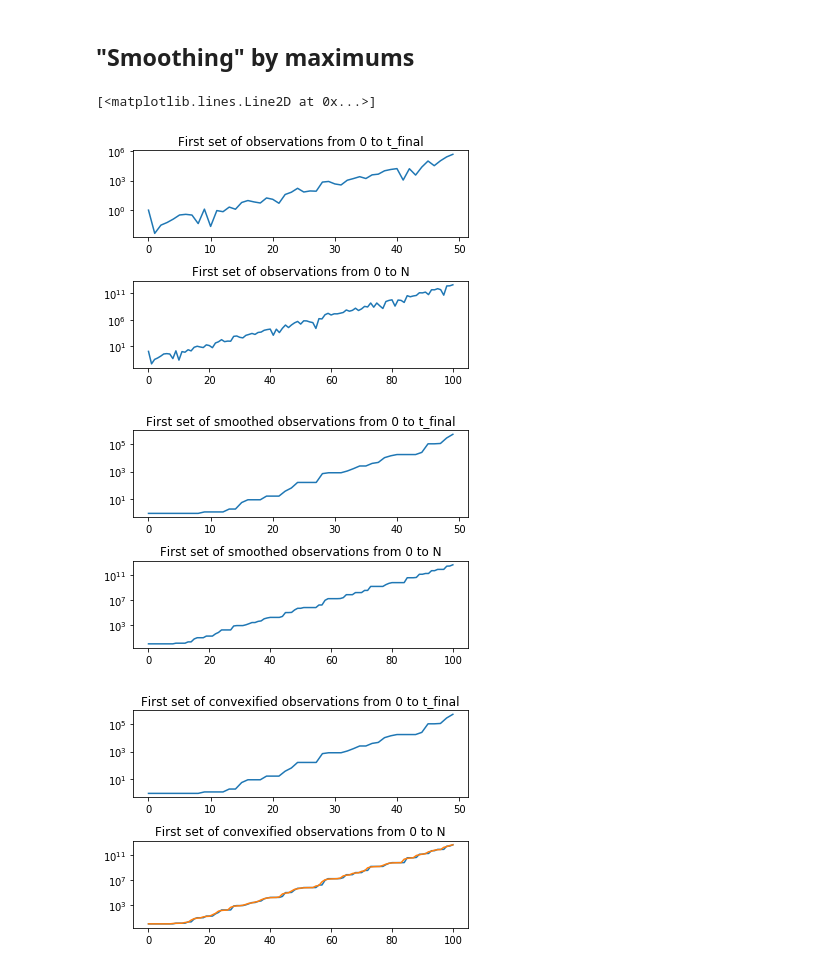
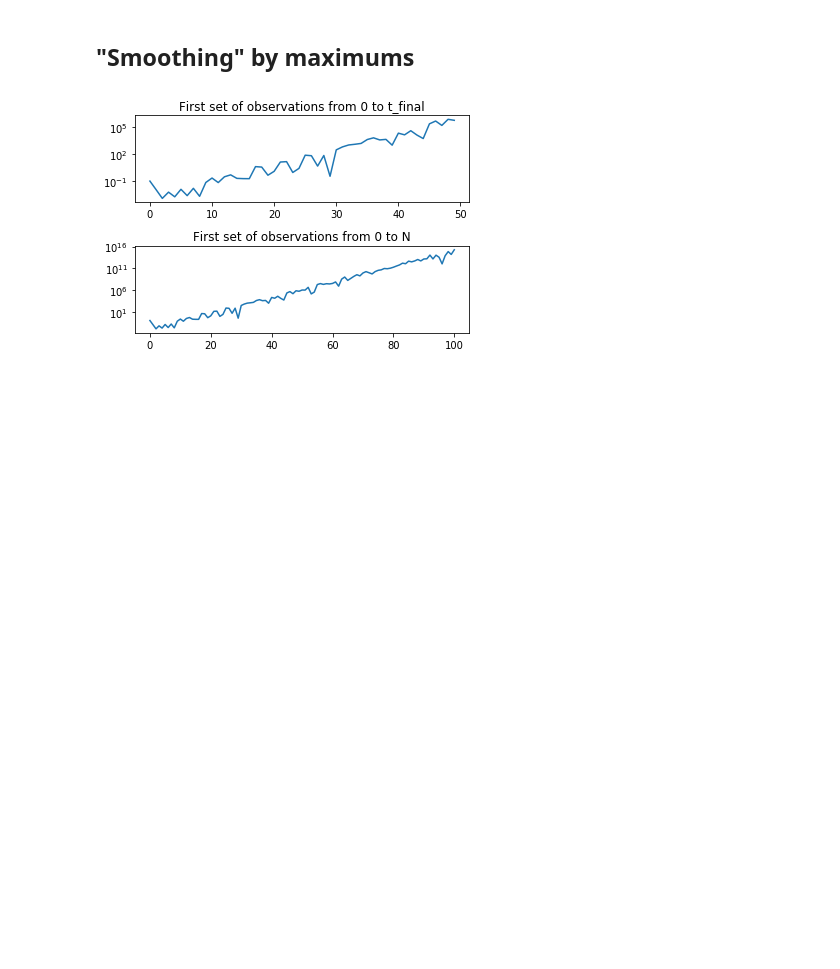
Before and after one commit to rahularya50/control-proj, a Jupyter notebook: Jupyter Notebooks/Randomized Eigenvalues (Diagonal Case).ipynb, the cells around one changed output. Drawn from its saved outputs; the diff is of its cells as text; code cells hidden in the pictures; blank space fills up the shorter version.

```diff
--- a/Jupyter Notebooks/Randomized Eigenvalues (Diagonal Case).ipynb
+++ b/Jupyter Notebooks/Randomized Eigenvalues (Diagonal Case).ipynb
@@ -10,12 +10,12 @@ from linalg_helper import *
 First, we'll simulate a system with 10 dimensions, 1 unstable eigenvalue and all others stable
 # %%
 dim = 100
-A = make_random_diagonal_matrix(dim, 1, 0.7, 1)
+A = make_random_diagonal_matrix(dim, 1, 0.5, 1)
 print('Eigenvalues of matrix')
 for i in range(dim):
     print(A[i, i])
 C = make_random_subspace(dim, dim)
-x_init = np.ones(dim)
+x_init = make_random_direction(dim)
 x = simulate_free_response(A, 20, x_init)
 x_obs = (C.dot(x.T)).T
 print('\nActual states')
@@ -56,7 +56,7 @@ Asymptotic behavior doesn't show up until after a while in the unstable system.
 # %% [markdown]
 Having one coordinate transform in between our random observation direction of the state and just observing it in the diagonalized form doesn't seem all that different.
 # %%
-trials = 10
+trials = 1000
 obs_vecs = np.zeros([(N+1)*trials, dim])
 
 for i in range((N+1)*trials):
@@ -91,45 +92,43 @@ Why is the envelope sometimes exceeded? Is this a shift/translation in log/multi
 # %%
 obs1 = np.array(obs[:,0])
 
 fig, ax = plt.subplots(2)
 ax[0].plot(range(t_final), obs1[0:t_final])
 ax[0].set_yscale('log')
 ax[0].set_title('First set of observations from 0 to t_final')
 ax[1].plot(range(N+1), obs1)
 ax[1].set_yscale('log')
 ax[1].set_title('First set of observations from 0 to N')
 fig.subplots_adjust(hspace=0.5)
 
-for i in range(N):
-    if obs1[i+1] < obs1[i]:
-        obs1[i+1] = obs1[i]
 
-fig, ax = plt.subplots(2)
-ax[0].plot(range(t_final), obs1[0:t_final])
-ax[0].set_yscale('log')
-ax[0].set_title('First set of smoothed observations from 0 to t_final')
-ax[1].plot(range(N+1), obs1)
-ax[1].set_yscale('log')
-ax[1].set_title('First set of smoothed observations from 0 to N')
-fig.subplots_adjust(hspace=0.5)
+# for i in range(N):
+#     if obs1[i+1] < obs1[i]:
+#         obs1[i+1] = obs1[i]
 
-# Have to think more about how to do this
-convexified = np.array(obs1)
-for i in range(N-1):
-    convexified[i+1] = (convexified[i] + convexified[i+2])/2
+# fig, ax = plt.subplots(2)
+# ax[0].plot(range(t_final), obs1[0:t_final])
+# ax[0].set_yscale('log')
+# ax[0].set_title('First set of smoothed observations from 0 to t_final')
+# ax[1].plot(range(N+1), obs1)
+# ax[1].set_yscale('log')
+# ax[1].set_title('First set of smoothed observations from 0 to N')
+# fig.subplots_adjust(hspace=0.5)
 
-fig, ax = plt.subplots(2)
-ax[0].plot(range(t_final), obs1[0:t_final])
-ax[0].set_yscale('log')
-ax[0].set_title('First set of convexified observations from 0 to t_final')
-ax[1].plot(range(N+1), obs1)
-ax[1].set_yscale('log')
-ax[1].set_title('First set of convexified observations from 0 to N')
-fig.subplots_adjust(hspace=0.5)
+# # Have to think more about how to do this
+# convexified = np.array(obs1)
+# for i in range(N-1):
+#     convexified[i+1] = (convexified[i] + convexified[i+2])/2
 
-plt.plot(range(N+1), convexified)
+# fig, ax = plt.subplots(2)
+# ax[0].plot(range(t_final), obs1[0:t_final])
+# ax[0].set_yscale('log')
+# ax[0].set_title('First set of convexified observations from 0 to t_final')
+# ax[1].plot(range(N+1), obs1)
+# ax[1].set_yscale('log')
+# ax[1].set_title('First set of convexified observations from 0 to N')
+# fig.subplots_adjust(hspace=0.5)
+
+# plt.plot(range(N+1), convexified)
 # %% [output]
-[<matplotlib.lines.Line2D at 0x...>]
-[figure, old version]
+[figure, new version]
-[figure, removed]
-[figure, removed]
```
Also changed, not shown: parts of 6 cells of this notebook.
